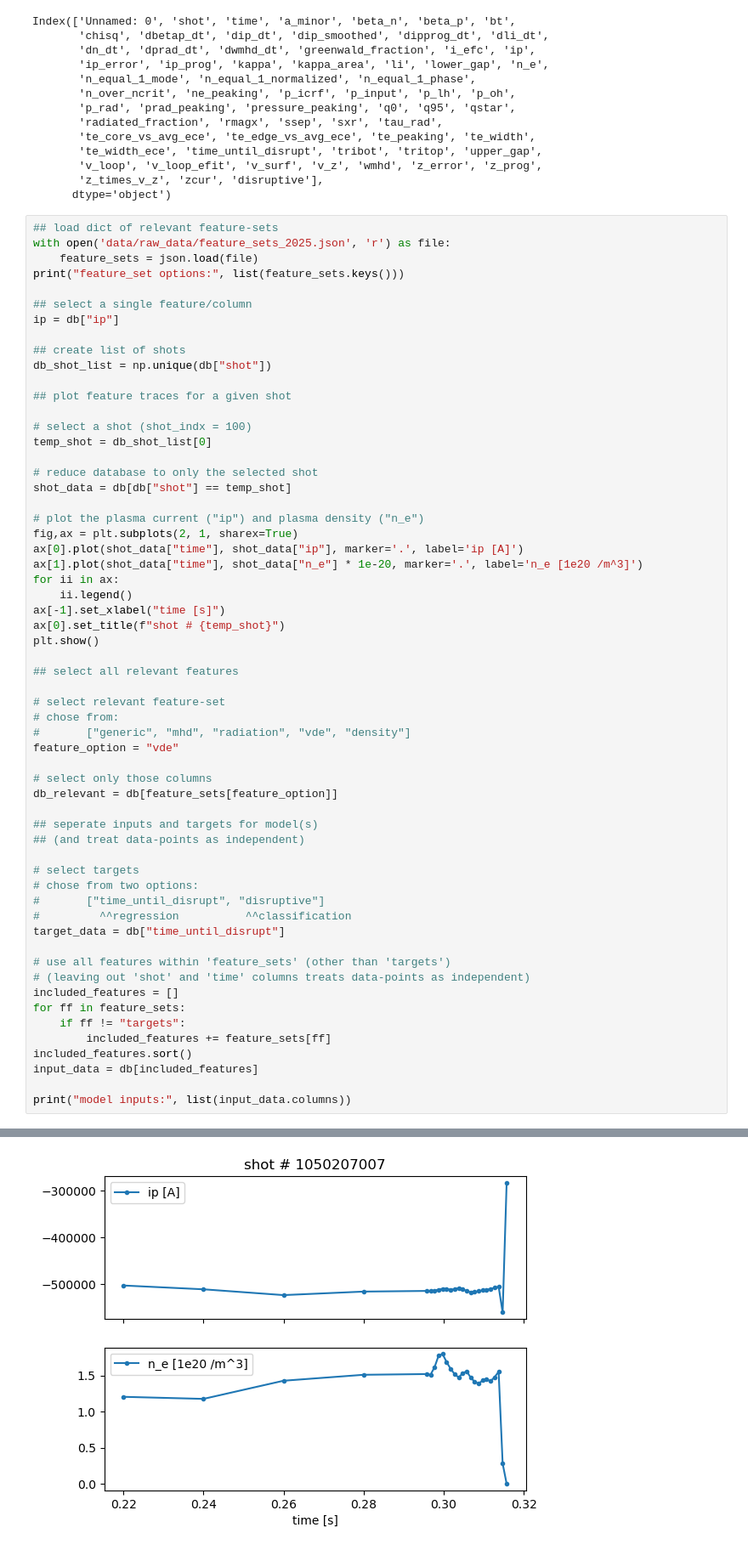
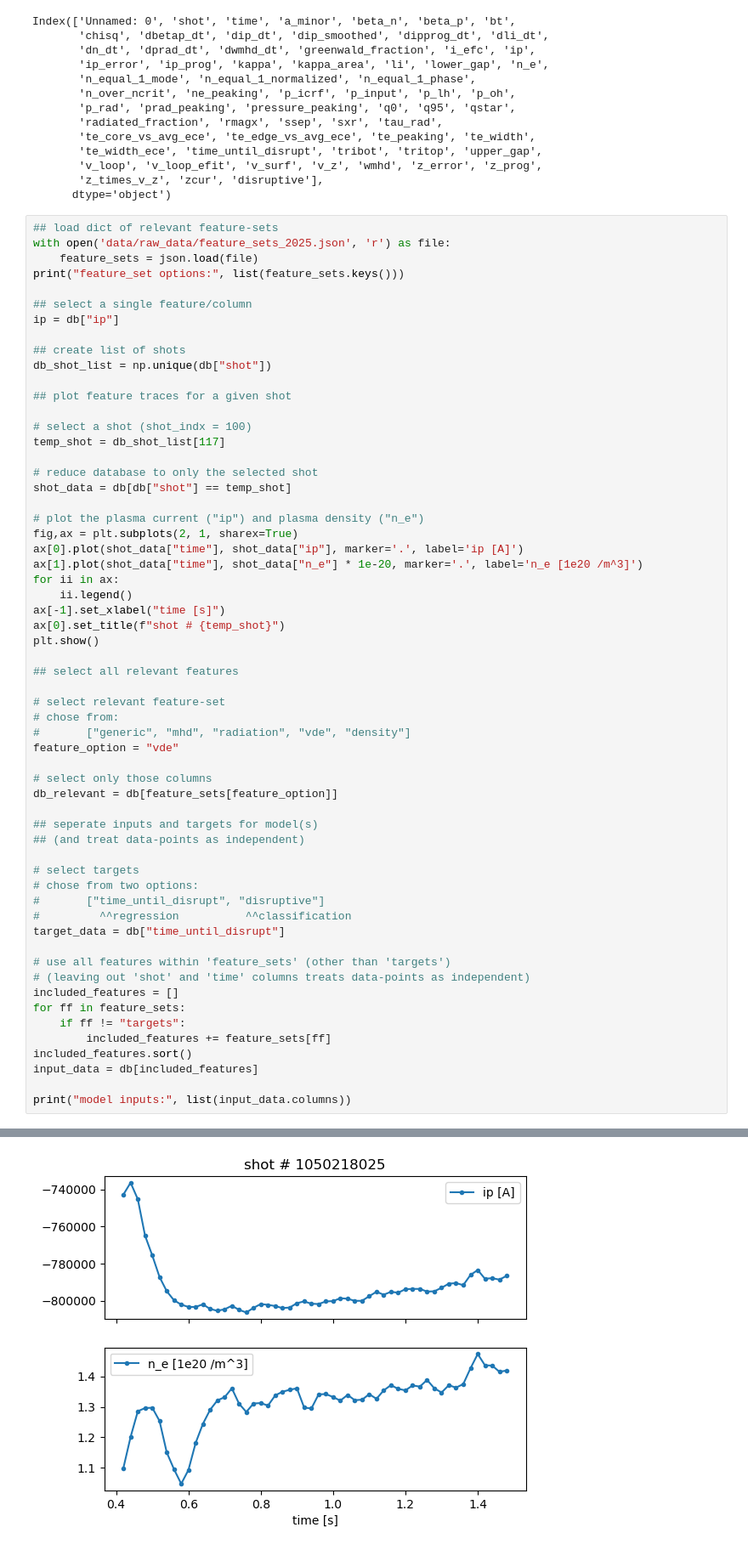
Before and after one commit to berkdylana2z/AI4Fusion26-totally-true-tallish-tokamak-team_tuple_T, a Jupyter notebook: temp_name.ipynb, the cells around one changed output, grey strips where cells are left out. Shown at 85% size. Saved outputs shown, nothing was run; the diff lists cells and outputs as text.

```diff
--- a/temp_name.ipynb
+++ b/temp_name.ipynb
@@ -37,7 +37,7 @@ db_shot_list = np.unique(db["shot"])
 ## plot feature traces for a given shot
 
 # select a shot (shot_indx = 100)
-temp_shot = db_shot_list[0]
+temp_shot = db_shot_list[117]
 
 # reduce database to only the selected shot
 shot_data = db[db["shot"] == temp_shot]
@@ -56,32 +56,32 @@ plt.show()
 
 # select relevant feature-set
 # chose from:
 #       ["generic", "mhd", "radiation", "vde", "density"]
 feature_option = "vde"
 
 # select only those columns
 db_relevant = db[feature_sets[feature_option]]
 
 ## seperate inputs and targets for model(s)
 ## (and treat data-points as independent)
 
 # select targets
 # chose from two options:
 #       ["time_until_disrupt", "disruptive"]
 #         ^^regression          ^^classification
 target_data = db["time_until_disrupt"]
 
 # use all features within 'feature_sets' (other than 'targets')
 # (leaving out 'shot' and 'time' columns treats data-points as independent)
 included_features = []
 for ff in feature_sets:
     if ff != "targets":
         included_features += feature_sets[ff]
 included_features.sort()
 input_data = db[included_features]
 
 print("model inputs:", list(input_data.columns))
 # %% [output]
 feature_set options: ['density', 'generic', 'mhd', 'radiation', 'vde', 'targets']
-[figure, old version]
+[figure, new version]
 model inputs: ['a_minor', 'beta_n', 'beta_p', 'bt', 'chisq', 'greenwald_fraction', 'i_efc', 'ip', 'ip', 'ip_error', 'ip_error', 'ip_prog', 'kappa', 'kappa_area', 'li', 'li', 'lower_gap', 'n_e', 'n_e', ...
```
Also changed, not shown: 28 other files.
